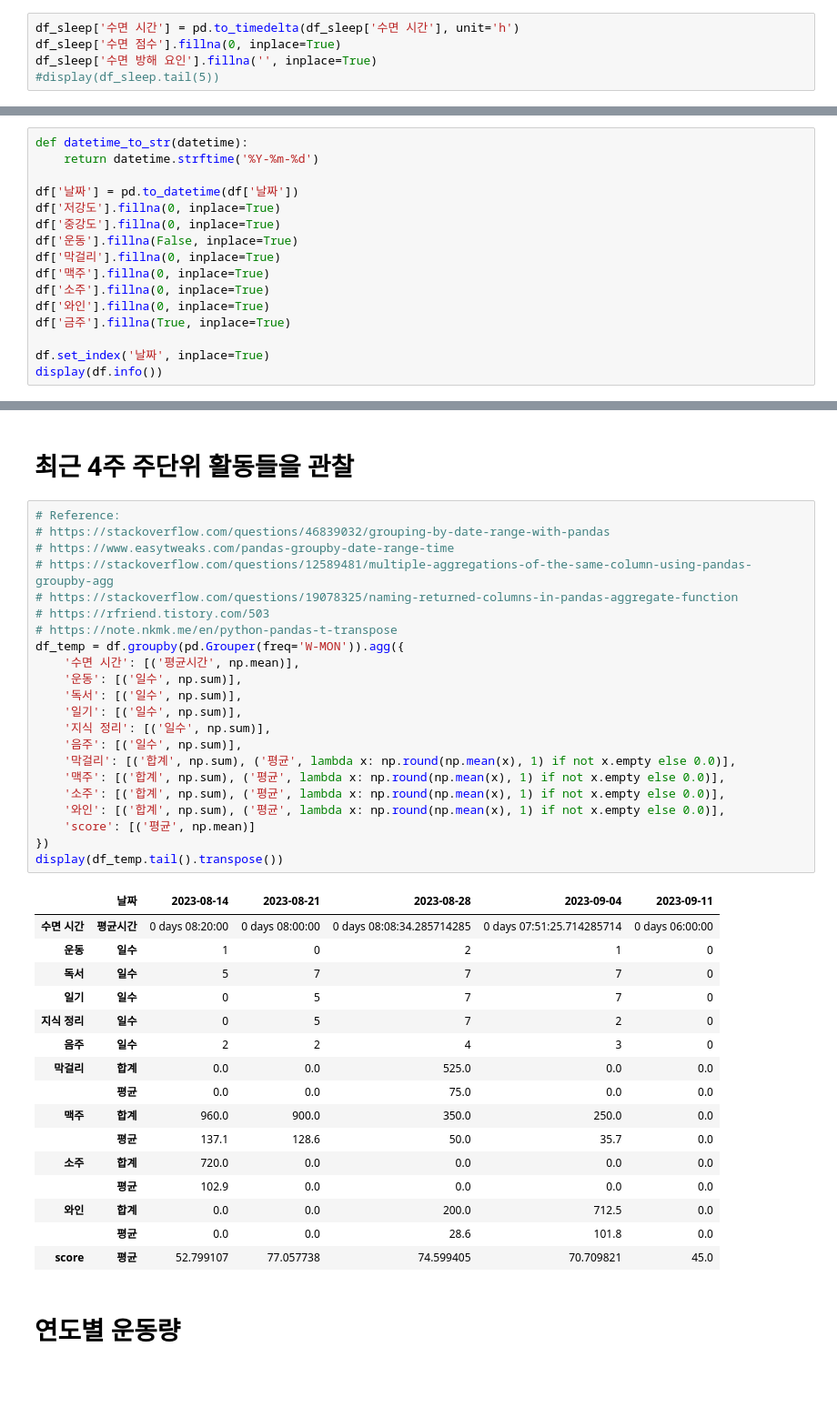
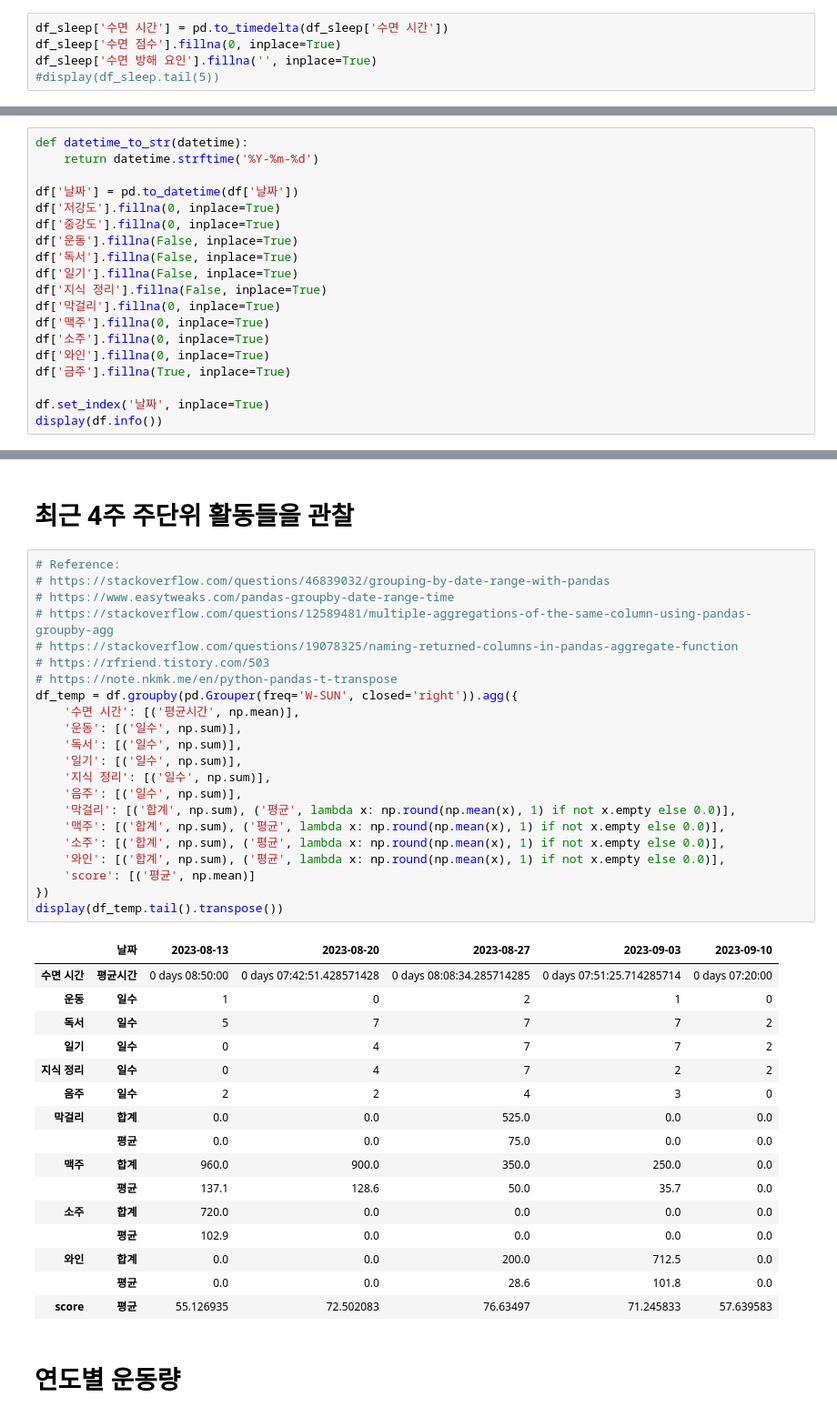
Before and after one commit to hongsunmin/python-observe-behaviors-and-habits, a Jupyter notebook: Life-Log 분석.ipynb, the cells around one changed output, grey strips where cells are left out. Shown: that part at 91% size. Drawn from its saved outputs; the diff is of its cells as text; blank space fills up the shorter version.

```diff
--- a/Life-Log 분석.ipynb
+++ b/Life-Log 분석.ipynb
@@ -68,7 +68,7 @@ df_weather.rename(
 #display(df_weather)
 df_weather.drop('체감 온도', axis=1, inplace=True)
 # %%
-df_sleep['수면 시간'] = pd.to_timedelta(df_sleep['수면 시간'], unit='h')
+df_sleep['수면 시간'] = pd.to_timedelta(df_sleep['수면 시간'])
 df_sleep['수면 점수'].fillna(0, inplace=True)
 df_sleep['수면 방해 요인'].fillna('', inplace=True)
 #display(df_sleep.tail(5))
@@ -132,6 +132,9 @@ df['날짜'] = pd.to_datetime(df['날짜'])
 df['저강도'].fillna(0, inplace=True)
 df['중강도'].fillna(0, inplace=True)
 df['운동'].fillna(False, inplace=True)
+df['독서'].fillna(False, inplace=True)
+df['일기'].fillna(False, inplace=True)
+df['지식 정리'].fillna(False, inplace=True)
 df['막걸리'].fillna(0, inplace=True)
 df['맥주'].fillna(0, inplace=True)
 df['소주'].fillna(0, inplace=True)
@@ -361,32 +364,32 @@ print_consecutive_days('게임', df, '게임')
 # %%
 # Reference:
 # https://stackoverflow.com/questions/46839032/grouping-by-date-range-with-pandas
 # https://www.easytweaks.com/pandas-groupby-date-range-time
 # https://stackoverflow.com/questions/12589481/multiple-aggregations-of-the-same-column-using-pandas-groupby-agg
 # https://stackoverflow.com/questions/19078325/naming-returned-columns-in-pandas-aggregate-function
 # https://rfriend.tistory.com/503
 # https://note.nkmk.me/en/python-pandas-t-transpose
-df_temp = df.groupby(pd.Grouper(freq='W-MON')).agg({
+df_temp = df.groupby(pd.Grouper(freq='W-SUN', closed='right')).agg({
     '수면 시간': [('평균시간', np.mean)],
     '운동': [('일수', np.sum)],
     '독서': [('일수', np.sum)],
     '일기': [('일수', np.sum)],
     '지식 정리': [('일수', np.sum)],
     '음주': [('일수', np.sum)],
     '막걸리': [('합계', np.sum), ('평균', lambda x: np.round(np.mean(x), 1) if not x.empty else 0.0)],
     '맥주': [('합계', np.sum), ('평균', lambda x: np.round(np.mean(x), 1) if not x.empty else 0.0)],
     '소주': [('합계', np.sum), ('평균', lambda x: np.round(np.mean(x), 1) if not x.empty else 0.0)],
     '와인': [('합계', np.sum), ('평균', lambda x: np.round(np.mean(x), 1) if not x.empty else 0.0)],
     'score': [('평균', np.mean)]
 })
 display(df_temp.tail().transpose())
 # %% [output]
-|  | 날짜 | 2023-08-14 | 2023-08-21 | 2023-08-28 | 2023-09-04 | 2023-09-11 |
-| 수면 시간 | 평균시간 | 0 days 08:20:00 | 0 days 08:00:00 | 0 days 08:08:34.285714285 | 0 days 07:51:25.714285714 | 0 days 06:00:00 |
+|  | 날짜 | 2023-08-13 | 2023-08-20 | 2023-08-27 | 2023-09-03 | 2023-09-10 |
+| 수면 시간 | 평균시간 | 0 days 08:50:00 | 0 days 07:42:51.428571428 | 0 days 08:08:34.285714285 | 0 days 07:51:25.714285714 | 0 days 07:20:00 |
 | 운동 | 일수 | 1 | 0 | 2 | 1 | 0 |
-| 독서 | 일수 | 5 | 7 | 7 | 7 | 0 |
-| 일기 | 일수 | 0 | 5 | 7 | 7 | 0 |
-| 지식 정리 | 일수 | 0 | 5 | 7 | 2 | 0 |
+| 독서 | 일수 | 5 | 7 | 7 | 7 | 2 |
+| 일기 | 일수 | 0 | 4 | 7 | 7 | 2 |
+| 지식 정리 | 일수 | 0 | 4 | 7 | 2 | 2 |
 | 음주 | 일수 | 2 | 2 | 4 | 3 | 0 |
 | 막걸리 | 합계 | 0.0 | 0.0 | 525.0 | 0.0 | 0.0 |
 |  | 평균 | 0.0 | 0.0 | 75.0 | 0.0 | 0.0 |
@@ -396,7 +399,7 @@ display(df_temp.tail().transpose())
 |  | 평균 | 102.9 | 0.0 | 0.0 | 0.0 | 0.0 |
 | 와인 | 합계 | 0.0 | 0.0 | 200.0 | 712.5 | 0.0 |
 |  | 평균 | 0.0 | 0.0 | 28.6 | 101.8 | 0.0 |
-| score | 평균 | 52.799107 | 77.057738 | 74.599405 | 70.709821 | 45.0 |
+| score | 평균 | 55.126935 | 72.502083 | 76.63497 | 71.245833 | 57.639583 |
 # %% [markdown]
 # 연도별 운동량
 # %%
```
Also changed, not shown: parts of 7 cells of this notebook.
